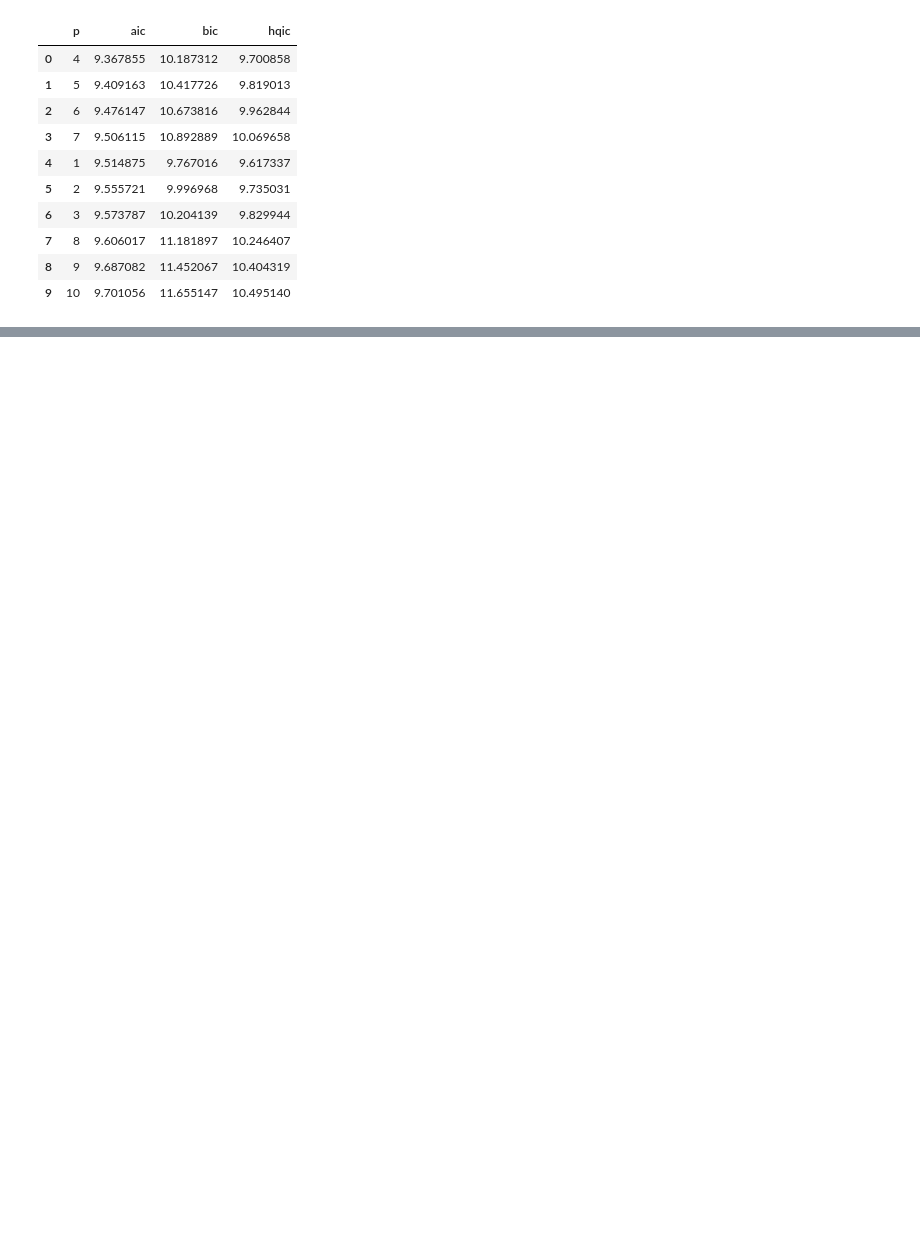
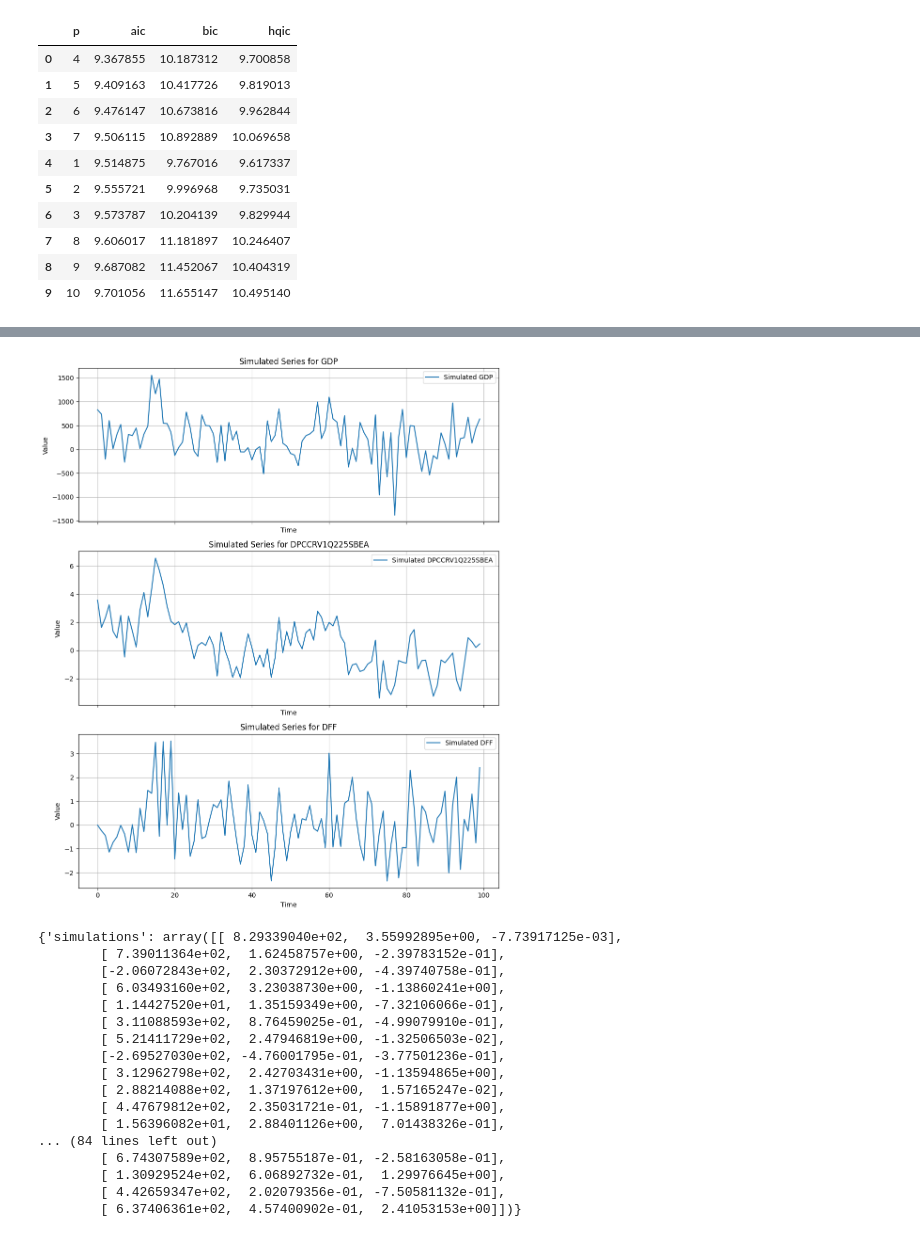
Before and after one commit to AmineOuerfellii/econometron, a Jupyter notebook: Tutorials/Models/VAR_SVAR/VAR.ipynb, the cells around one changed output, grey strips where cells are left out. Cells and saved outputs as stored; diff of their text form; code cells hidden in the pictures; blank space fills up the shorter version.

```diff
--- a/Tutorials/Models/VAR_SVAR/VAR.ipynb
+++ b/Tutorials/Models/VAR_SVAR/VAR.ipynb
@@ -355,0 +211,21 @@ Name: GDP, Length: 140, dtype: float64
+# %%
+vm.simulate()
+# %% [output]
+[figure, added]
+{'simulations': array([[ 8.29339040e+02,  3.55992895e+00, -7.73917125e-03],
+        [ 7.39011364e+02,  1.62458757e+00, -2.39783152e-01],
+        [-2.06072843e+02,  2.30372912e+00, -4.39740758e-01],
+        [ 6.03493160e+02,  3.23038730e+00, -1.13860241e+00],
+        [ 1.14427520e+01,  1.35159349e+00, -7.32106066e-01],
+        [ 3.11088593e+02,  8.76459025e-01, -4.99079910e-01],
+        [ 5.21411729e+02,  2.47946819e+00, -1.32506503e-02],
+        [-2.69527030e+02, -4.76001795e-01, -3.77501236e-01],
+        [ 3.12962798e+02,  2.42703431e+00, -1.13594865e+00],
+        [ 2.88214088e+02,  1.37197612e+00,  1.57165247e-02],
+        [ 4.47679812e+02,  2.35031721e-01, -1.15891877e+00],
+        [ 1.56396082e+01,  2.88401126e+00,  7.01438326e-01],
+... (84 lines left out)
+        [ 6.74307589e+02,  8.95755187e-01, -2.58163058e-01],
+        [ 1.30929524e+02,  6.06892732e-01,  1.29976645e+00],
+        [ 4.42659347e+02,  2.02079356e-01, -7.50581132e-01],
+        [ 6.37406361e+02,  4.57400902e-01,  2.41053153e+00]])}
```
Also changed, not shown: parts of 22 cells of this notebook, 48 other files.
